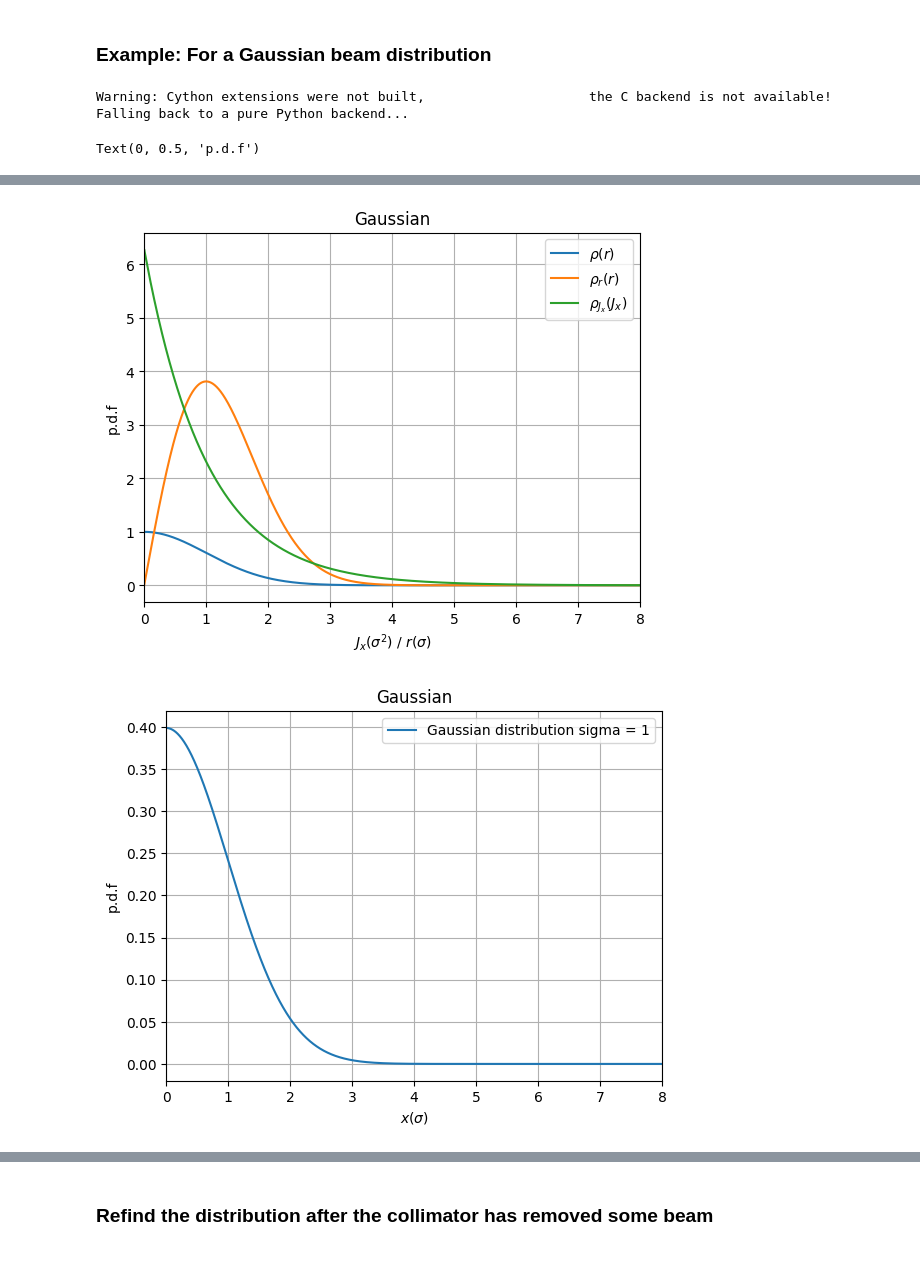
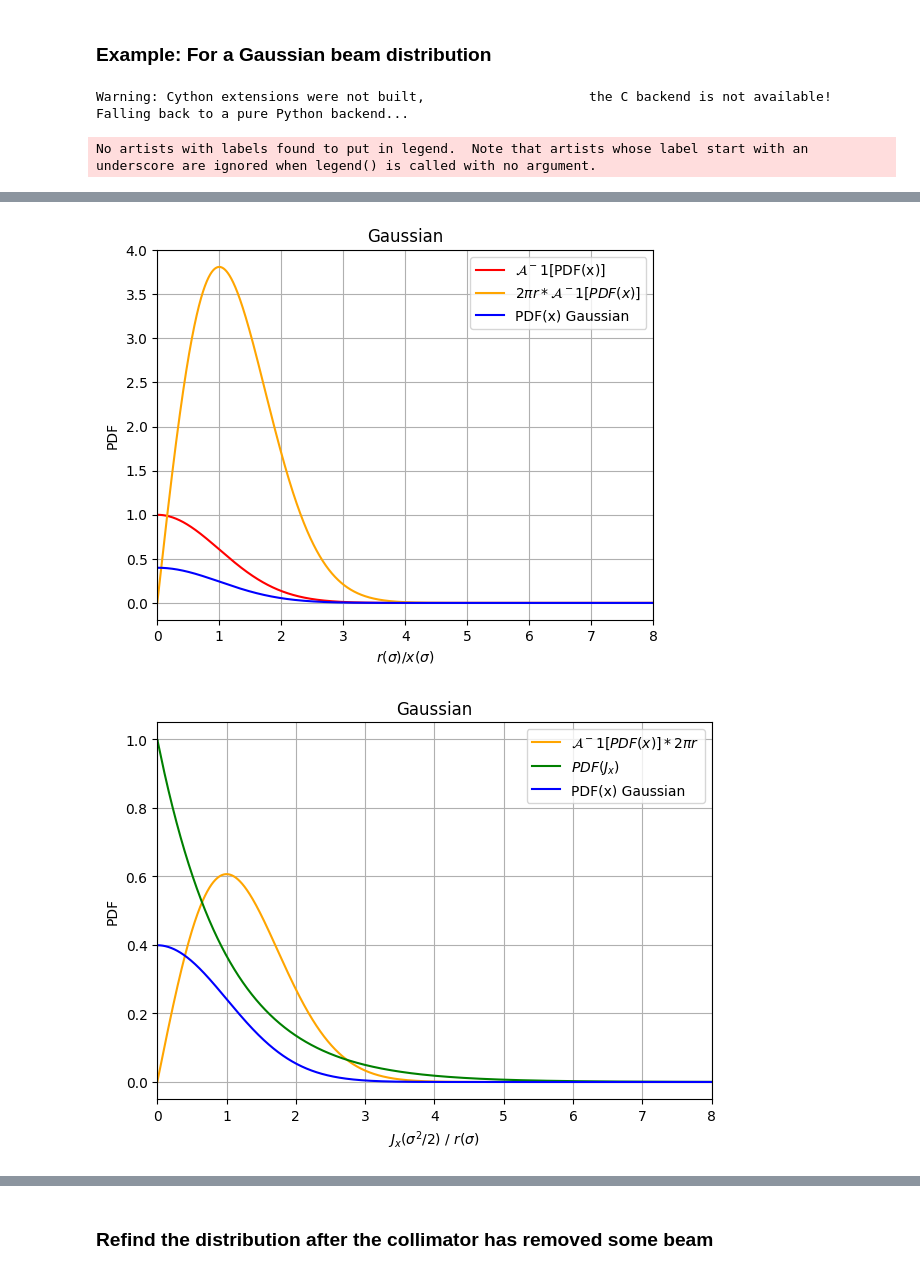
Before and after one commit to ElleanorLamb/xsuite_functions, a Jupyter notebook: Examples/presentation_collimator.ipynb, the cells around one changed output, grey strips where cells are left out. Drawn from its saved outputs; the diff is of its cells as text; code cells hidden in the pictures.

```diff
--- a/Examples/presentation_collimator.ipynb
+++ b/Examples/presentation_collimator.ipynb
@@ -176,39 +176,61 @@ abel_gauss = direct_transform(gauss[10000:].copy(), dr=np.diff(x)[0], direction=
 
 rho_r_r_gauss = r*abel_gauss*2*np.pi
 
 
 
 ########### Find the pdf in Jx
 
 pdf_jx_gauss = rho_r_r_gauss/r
 jx = r**2/2
 
 
 plt.figure()
-plt.plot(r, abel_gauss,label='$\\rho(r)$')
+plt.plot(r, abel_gauss,label='$\mathcal{A}^-1$[PDF(x)]', c='r')
 plt.legend()
-plt.plot(r,rho_r_r_gauss, label='$\\rho_r(r)$')
-plt.plot(jx,pdf_jx_gauss, label='$\\rho_{J_x}(J_x)$')
+plt.plot(r,rho_r_r_gauss, label='$2\\pi r *\mathcal{A}^-1[PDF(x)]  $', c='orange')
+plt.plot(x, gauss, 'b', label='PDF(x) Gaussian')
+
+#plt.plot(jx,pdf_jx_gauss, label='$\\rho_{J_x}(J_x)$')
 plt.legend()
 plt.xlim([0,8])
 plt.grid()
 plt.title('Gaussian')
-plt.xlabel('$J_x(\sigma^2$) / $r(\sigma)$')
-plt.ylabel('p.d.f')
+plt.xlabel('$r(\sigma) / x(\sigma)$')
+plt.ylabel('PDF')
+plt.savefig('presentation_plots/simple_curves_0.png')
+
+
+plt.figure()
+#plt.plot(r, abel_gauss,label='$\\rho(r)$')
+plt.legend()
+plt.plot(r,rho_r_r_gauss/(2*np.pi), label='$\mathcal{A}^-1[PDF(x)]*2\pi r $', c='orange')
+plt.plot(jx,pdf_jx_gauss/(2*np.pi), label='$PDF(J_x) $', c='g')
+plt.plot(x, gauss, c='b', label='PDF(x) Gaussian')
+plt.legend()
+plt.xlim([0,8])
+plt.grid()
+plt.title('Gaussian')
+plt.xlabel('$J_x(\sigma^2/2)$ / $r(\sigma)$')
+plt.ylabel('PDF')
+plt.tight_layout()
+plt.savefig('presentation_plots/simple_curves_1.png')
+
 
 
 plt.figure()
 plt.plot(x,gauss, label='Gaussian distribution sigma = 1')
 plt.legend()
 plt.xlim([0,8])
 plt.grid()
 plt.title('Gaussian')
 plt.xlabel('$x(\sigma)$')
-plt.ylabel('p.d.f')
+plt.ylabel('PDF')
+plt.tight_layout()
+plt.savefig('presentation_plots/simple_curves_2.png')
 # %% [output]
 Warning: Cython extensions were not built,                     the C backend is not available!
 Falling back to a pure Python backend...
-Text(0, 0.5, 'p.d.f')
+No artists with labels found to put in legend.  Note that artists whose label start with an underscore are ignored when legend() is called with no argument.
 [figure]
-[figure, old version]
+[figure, new version]
-[figure, old version]
+[figure, new version]
```
Also changed, not shown: parts of 10 cells of this notebook, 35 other files.
